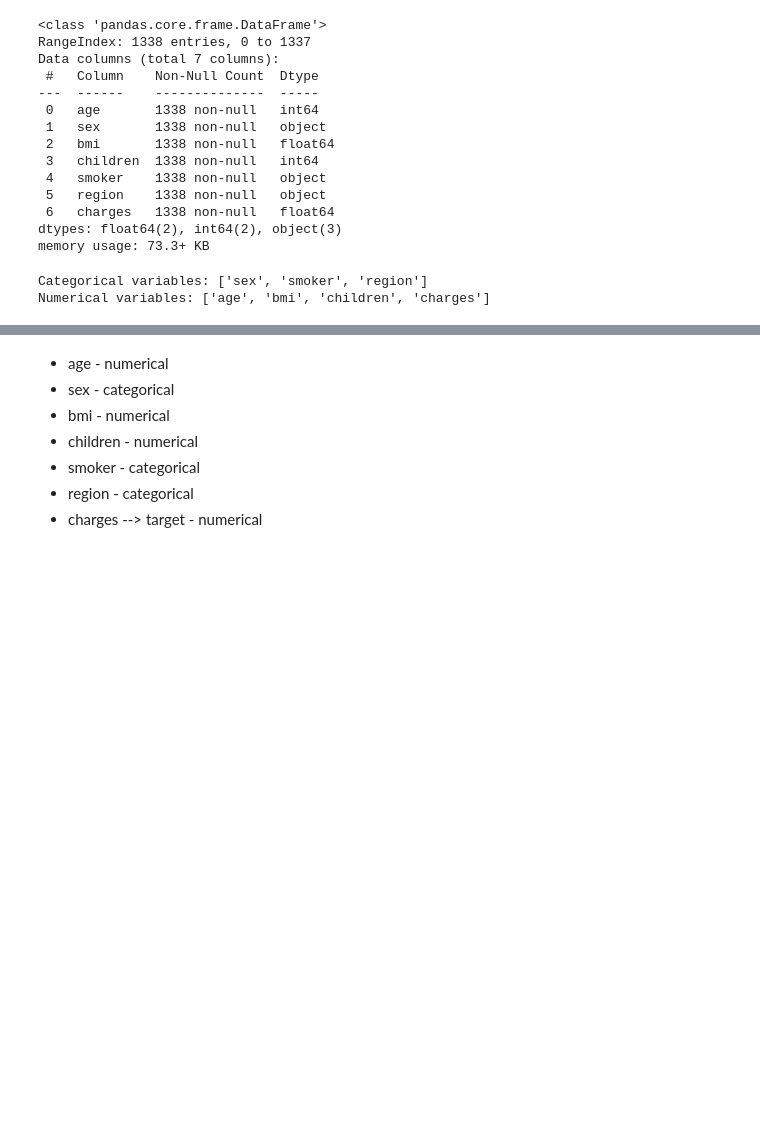
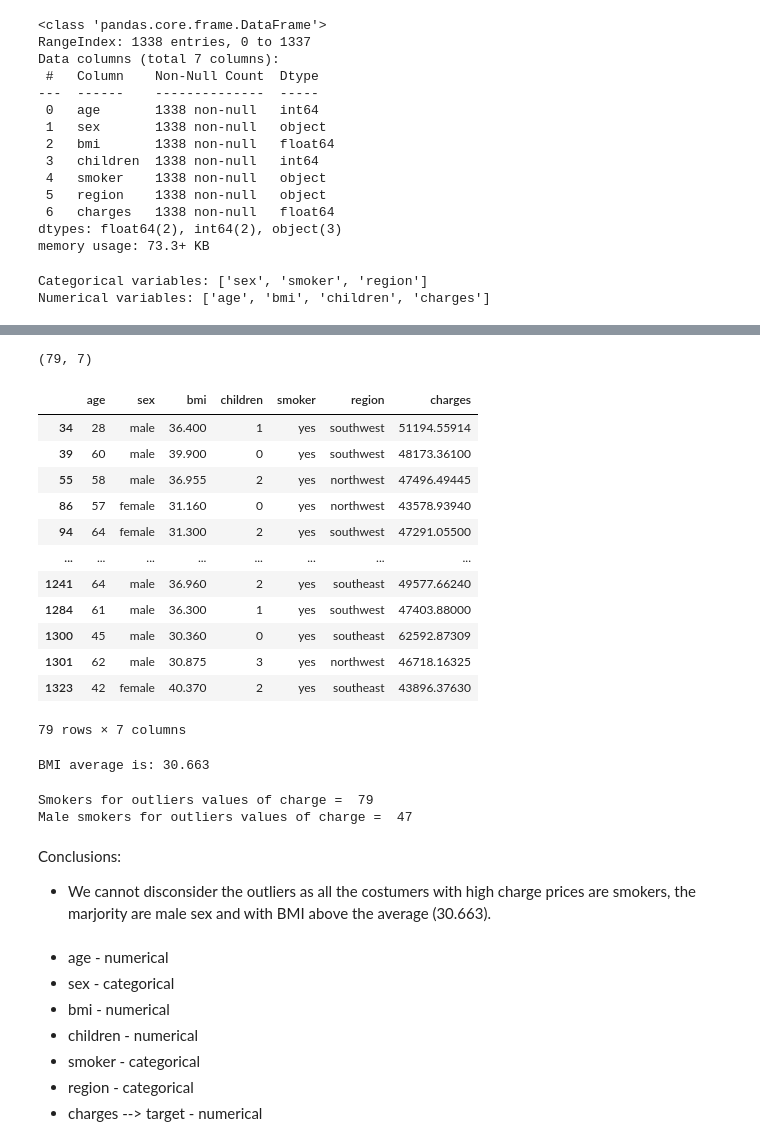
Before and after one commit to 4GeeksAcademy/machine-learning-regularized-linear-regression-Juli-MM, a Jupyter notebook: src/explore.ipynb, the cells around one changed output, grey strips where cells are left out. Drawn from its saved outputs; the diff is of its cells as text; code cells hidden in the pictures; blank space fills up the shorter version.

```diff
--- a/src/explore.ipynb
+++ b/src/explore.ipynb
@@ -82,3 +123,40 @@ plt.show()
+# %%
+high_charges =  total_data[total_data['charges'] > 40000]
+print(high_charges.shape)
+high_charges
+# %% [output]
+(79, 7)
+|  | age | sex | bmi | children | smoker | region | charges |
+| 34 | 28 | male | 36.400 | 1 | yes | southwest | 51194.55914 |
+| 39 | 60 | male | 39.900 | 0 | yes | southwest | 48173.36100 |
+| 55 | 58 | male | 36.955 | 2 | yes | northwest | 47496.49445 |
+| 86 | 57 | female | 31.160 | 0 | yes | northwest | 43578.93940 |
+| 94 | 64 | female | 31.300 | 2 | yes | southwest | 47291.05500 |
+| ... | ... | ... | ... | ... | ... | ... | ... |
+| 1241 | 64 | male | 36.960 | 2 | yes | southeast | 49577.66240 |
+| 1284 | 61 | male | 36.300 | 1 | yes | southwest | 47403.88000 |
+| 1300 | 45 | male | 30.360 | 0 | yes | southeast | 62592.87309 |
+| 1301 | 62 | male | 30.875 | 3 | yes | northwest | 46718.16325 |
+| 1323 | 42 | female | 40.370 | 2 | yes | southeast | 43896.37630 |
+79 rows × 7 columns
+# %%
+average_bmi = total_data['bmi'].mean().round(3)
+print('BMI average is:', average_bmi)
+# %% [output]
+BMI average is: 30.663
+# %%
+smoker_outlier = total_data.loc[total_data['charges'] > 40000 , 'smoker'].value_counts()['yes']
+print('Smokers for outliers values of charge = ' , smoker_outlier)
+
+male_smoker_outlier = total_data.loc[total_data['charges'] > 40000 , 'sex'].value_counts()['male']
+print('Male smokers for outliers values of charge = ' , male_smoker_outlier)
+# %% [output]
+Smokers for outliers values of charge =  79
+Male smokers for outliers values of charge =  47
+# %% [markdown]
+Conclusions:
+
+- We cannot disconsider the outliers as all the costumers with high charge prices are smokers, the marjority are male sex and with BMI above the average (30.663).
 # %% [markdown]
 - age - numerical
 - sex - categorical
```
Also changed, not shown: parts of 4 cells of this notebook.
